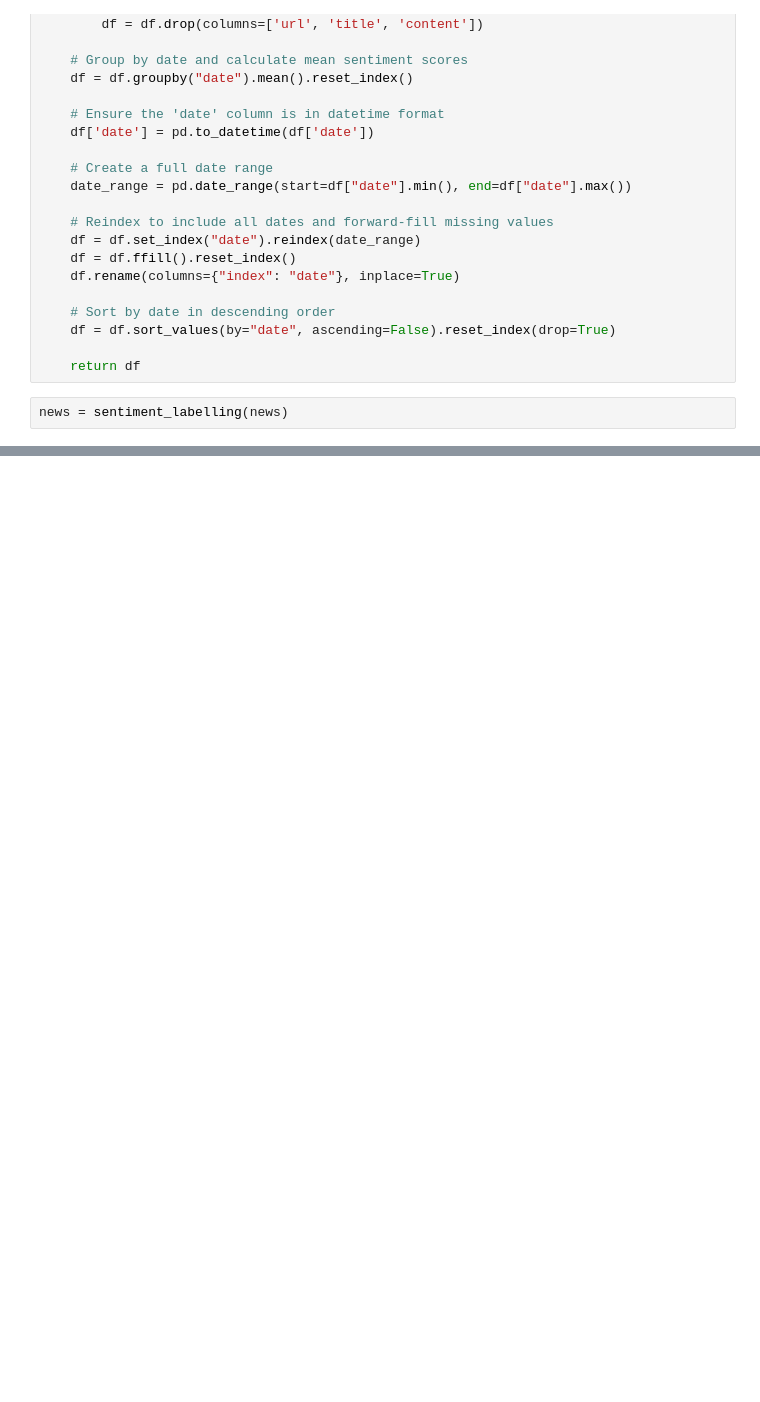
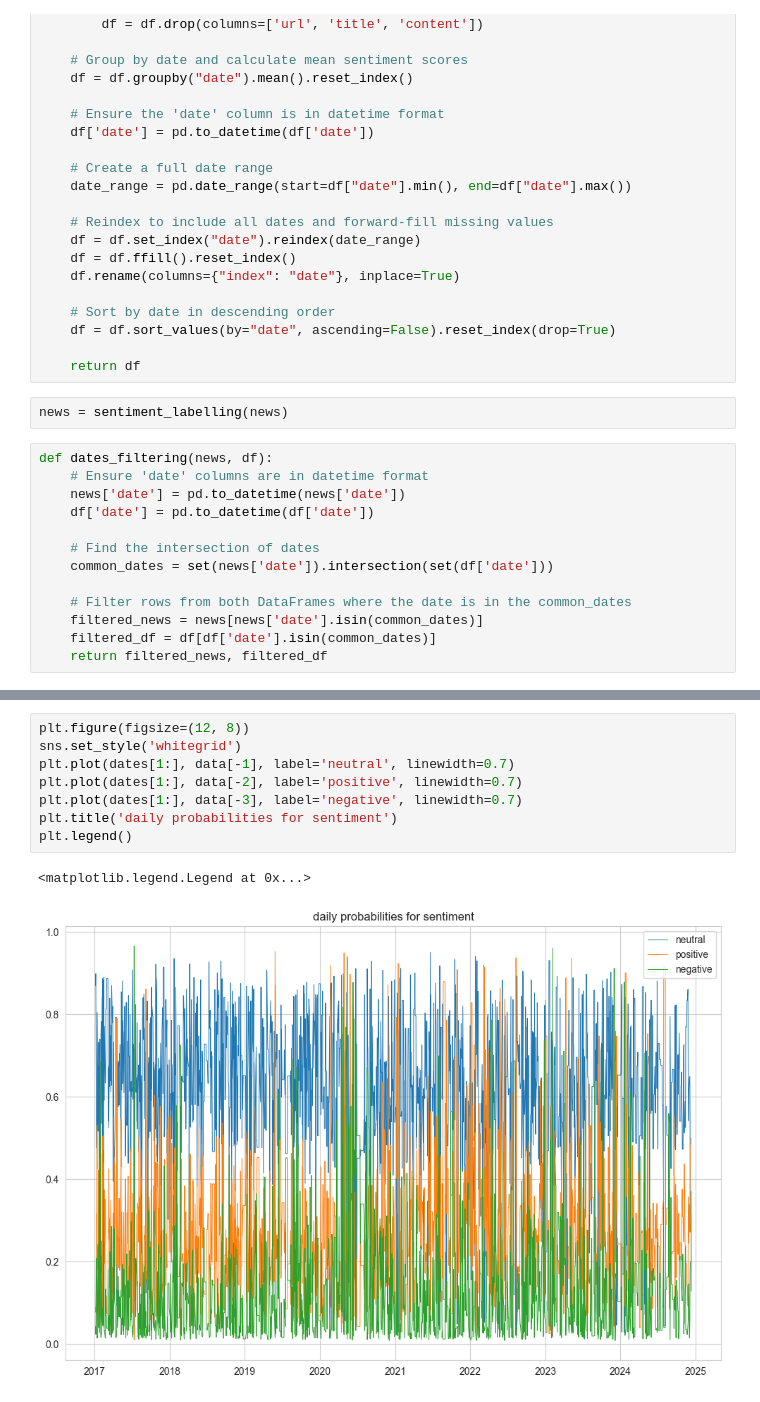
Before and after one commit to rrrbbb1/lstm-stock-prediction, a Jupyter notebook: test.ipynb, the cells around one changed output, grey strips where cells are left out. Cells and saved outputs as stored; diff of their text form; blank space fills up the shorter version.

```diff
--- a/test.ipynb
+++ b/test.ipynb
@@ -100,3 +104,16 @@ def sentiment_labelling(df):
     return df
 # %%
 news = sentiment_labelling(news)
+# %%
+def dates_filtering(news, df):
+    # Ensure 'date' columns are in datetime format
+    news['date'] = pd.to_datetime(news['date'])
+    df['date'] = pd.to_datetime(df['date'])
+
+    # Find the intersection of dates
+    common_dates = set(news['date']).intersection(set(df['date']))
+
+    # Filter rows from both DataFrames where the date is in the common_dates
+    filtered_news = news[news['date'].isin(common_dates)]
+    filtered_df = df[df['date'].isin(common_dates)]
+    return filtered_news, filtered_df
@@ -102,0 +166,11 @@ news = sentiment_labelling(news)
+# %%
+plt.figure(figsize=(12, 8))
+sns.set_style('whitegrid')
+plt.plot(dates[1:], data[-1], label='neutral', linewidth=0.7)
+plt.plot(dates[1:], data[-2], label='positive', linewidth=0.7)
+plt.plot(dates[1:], data[-3], label='negative', linewidth=0.7)
+plt.title('daily probabilities for sentiment')
+plt.legend()
+# %% [output]
+<matplotlib.legend.Legend at 0x...>
+[figure, added]
```
Also changed, not shown: parts of 13 cells of this notebook, 4 other files.
